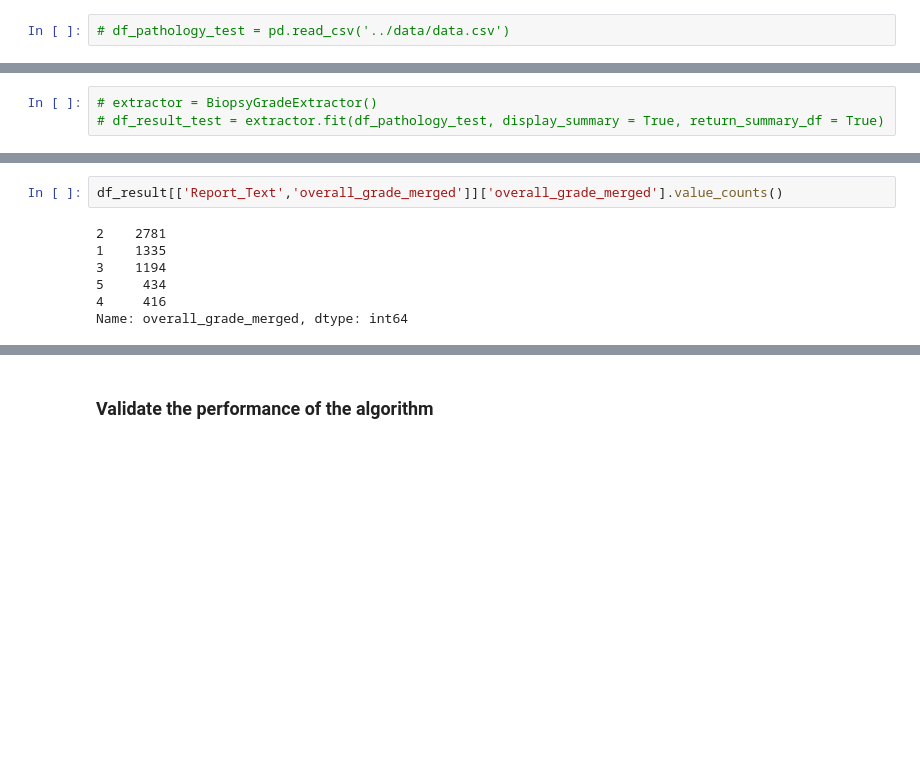
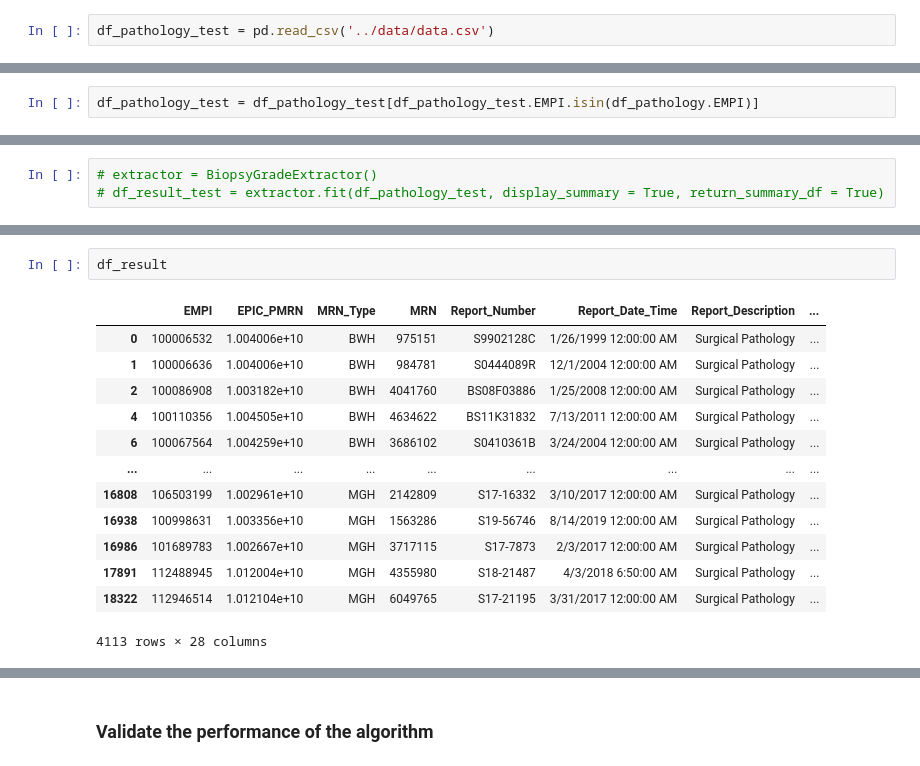
Before and after one commit to wan19990901/MIT-6.871-Project, a Jupyter notebook: prostate_nlp_extraction-main/prostate_grade_extractor/test.ipynb, the cells around one changed output, grey strips where cells are left out. Cells and saved outputs as stored; diff of their text form; blank space fills up the shorter version.

```diff
--- a/prostate_nlp_extraction-main/prostate_grade_extractor/test.ipynb
+++ b/prostate_nlp_extraction-main/prostate_grade_extractor/test.ipynb
@@ -12,4 +12,4 @@ def get_report_number(report):
 
 df_pathology['Report_Number'] = df_pathology['Report_Text'].apply(get_report_number)
 # %%
-# df_pathology_test = pd.read_csv('../data/data.csv')
+df_pathology_test = pd.read_csv('../data/data.csv')
@@ -18,3 +16,5 @@ df_pathology['Report_Number'] = df_pathology['Report_Text'].apply(get_report_num
+# %%
+df_pathology_test = df_pathology_test[df_pathology_test.EMPI.isin(df_pathology.EMPI)]
 # %% [markdown]
 ### Instantiate BiopsyGradeExtractor and fit the data
 # %%
@@ -46,11 +56,18 @@ df_result['Report_Text'][df_result['overall_grade_merged'].isna()].sample(100).t
-# %%
-df_result[['Report_Text','overall_grade_merged']]['overall_grade_merged'].value_counts()
-# %% [output]
-2    2781
-1    1335
-3    1194
-5     434
-4     416
-Name: overall_grade_merged, dtype: int64
+# %%
+df_result
+# %% [output]
+|  | EMPI | EPIC_PMRN | MRN_Type | MRN | Report_Number | Report_Date_Time | Report_Description | ... |
+| 0 | 100006532 | 1.004006e+10 | BWH | 975151 | S9902128C | 1/26/1999 12:00:00 AM | Surgical Pathology | ... |
+| 1 | 100006636 | 1.004006e+10 | BWH | 984781 | S0444089R | 12/1/2004 12:00:00 AM | Surgical Pathology | ... |
+| 2 | 100086908 | 1.003182e+10 | BWH | 4041760 | BS08F03886 | 1/25/2008 12:00:00 AM | Surgical Pathology | ... |
+| 4 | 100110356 | 1.004505e+10 | BWH | 4634622 | BS11K31832 | 7/13/2011 12:00:00 AM | Surgical Pathology | ... |
+| 6 | 100067564 | 1.004259e+10 | BWH | 3686102 | S0410361B | 3/24/2004 12:00:00 AM | Surgical Pathology | ... |
+| ... | ... | ... | ... | ... | ... | ... | ... | ... |
+| 16808 | 106503199 | 1.002961e+10 | MGH | 2142809 | S17-16332 | 3/10/2017 12:00:00 AM | Surgical Pathology | ... |
+| 16938 | 100998631 | 1.003356e+10 | MGH | 1563286 | S19-56746 | 8/14/2019 12:00:00 AM | Surgical Pathology | ... |
+| 16986 | 101689783 | 1.002667e+10 | MGH | 3717115 | S17-7873 | 2/3/2017 12:00:00 AM | Surgical Pathology | ... |
+| 17891 | 112488945 | 1.012004e+10 | MGH | 4355980 | S18-21487 | 4/3/2018 6:50:00 AM | Surgical Pathology | ... |
+| 18322 | 112946514 | 1.012104e+10 | MGH | 6049765 | S17-21195 | 3/31/2017 12:00:00 AM | Surgical Pathology | ... |
+4113 rows × 28 columns
 # %%
 df_result.overall_grade_merged.iloc[0]
```
Also changed, not shown: parts of 34 cells of this notebook, 3 other files.
